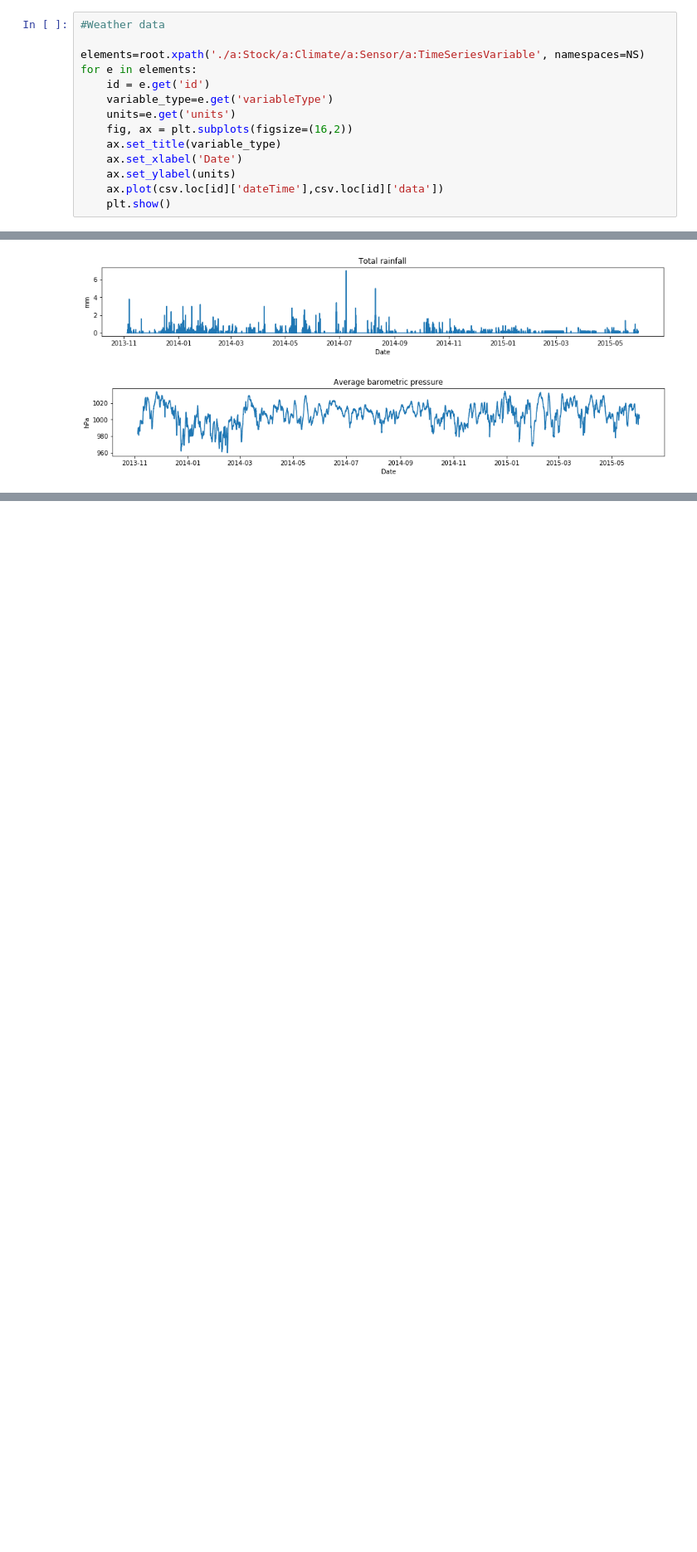
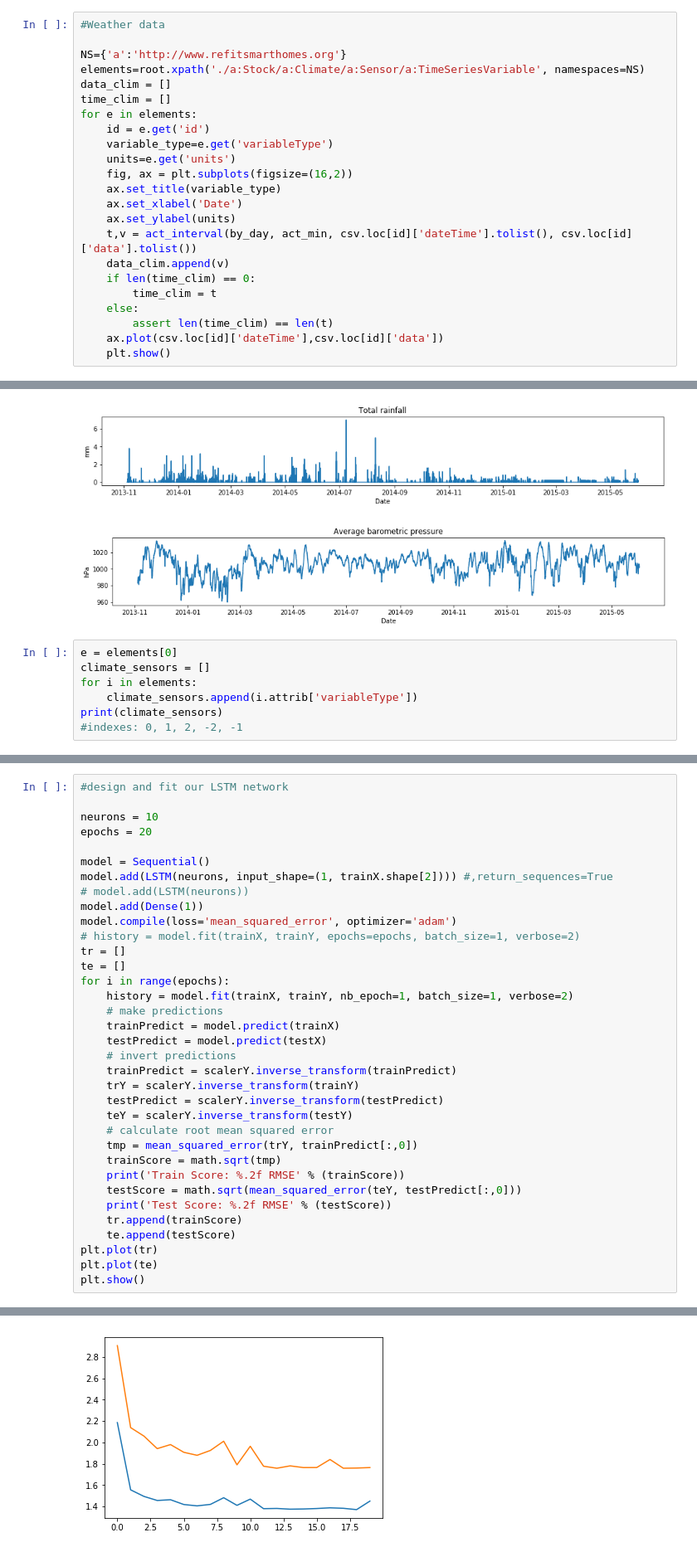
Before and after one commit to BorisAnimal/IU-Data-Analysis-Research, a Jupyter notebook: Boris.ipynb, the cells around one changed output, grey strips where cells are left out. Shown at 83% size. Saved outputs shown, nothing was run; the diff lists cells and outputs as text; blank space fills up the shorter version.

```diff
--- a/Boris.ipynb
+++ b/Boris.ipynb
@@ -120,7 +125,10 @@ len(f)
 # %%
 #Weather data
 
+NS={'a':'http://www.refitsmarthomes.org'}
 elements=root.xpath('./a:Stock/a:Climate/a:Sensor/a:TimeSeriesVariable', namespaces=NS)
+data_clim = []
+time_clim = []
 for e in elements:
     id = e.get('id')
     variable_type=e.get('variableType')
@@ -129,6 +137,12 @@ for e in elements:
     ax.set_title(variable_type)
     ax.set_xlabel('Date')
     ax.set_ylabel(units)
+    t,v = act_interval(by_day, act_min, csv.loc[id]['dateTime'].tolist(), csv.loc[id]['data'].tolist())
+    data_clim.append(v)
+    if len(time_clim) == 0:
+        time_clim = t
+    else:
+        assert len(time_clim) == len(t)
     ax.plot(csv.loc[id]['dateTime'],csv.loc[id]['data'])
     plt.show()
 # %% [output]
@@ -143,3 +157,10 @@ for e in elements:
 [figure]
 [figure]
 [figure]
+# %%
+e = elements[0]
+climate_sensors = []
+for i in elements:
+    climate_sensors.append(i.attrib['variableType'])
+print(climate_sensors)
+#indexes: 0, 1, 2, -2, -1
@@ -145,0 +364,36 @@ for e in elements:
+# %%
+#design and fit our LSTM network
+
+neurons = 10
+epochs = 20
+
+model = Sequential()
+model.add(LSTM(neurons, input_shape=(1, trainX.shape[2]))) #,return_sequences=True
+# model.add(LSTM(neurons))
+model.add(Dense(1))
+model.compile(loss='mean_squared_error', optimizer='adam')
+# history = model.fit(trainX, trainY, epochs=epochs, batch_size=1, verbose=2)
+tr = []
+te = []
+for i in range(epochs):
+    history = model.fit(trainX, trainY, nb_epoch=1, batch_size=1, verbose=2)
+    # make predictions
+    trainPredict = model.predict(trainX)
+    testPredict = model.predict(testX)
+    # invert predictions
+    trainPredict = scalerY.inverse_transform(trainPredict)
+    trY = scalerY.inverse_transform(trainY)
+    testPredict = scalerY.inverse_transform(testPredict)
+    teY = scalerY.inverse_transform(testY)
+    # calculate root mean squared error
+    tmp = mean_squared_error(trY, trainPredict[:,0])
+    trainScore = math.sqrt(tmp)
+    print('Train Score: %.2f RMSE' % (trainScore))
+    testScore = math.sqrt(mean_squared_error(teY, testPredict[:,0]))
+    print('Test Score: %.2f RMSE' % (testScore))
+    tr.append(trainScore)
+    te.append(testScore)
+plt.plot(tr)
+plt.plot(te)
+plt.show()
+# %% [output]
@@ -145,0 +417 @@ for e in elements:
+[figure, added]
```
Also changed, not shown: parts of 21 cells of this notebook.
